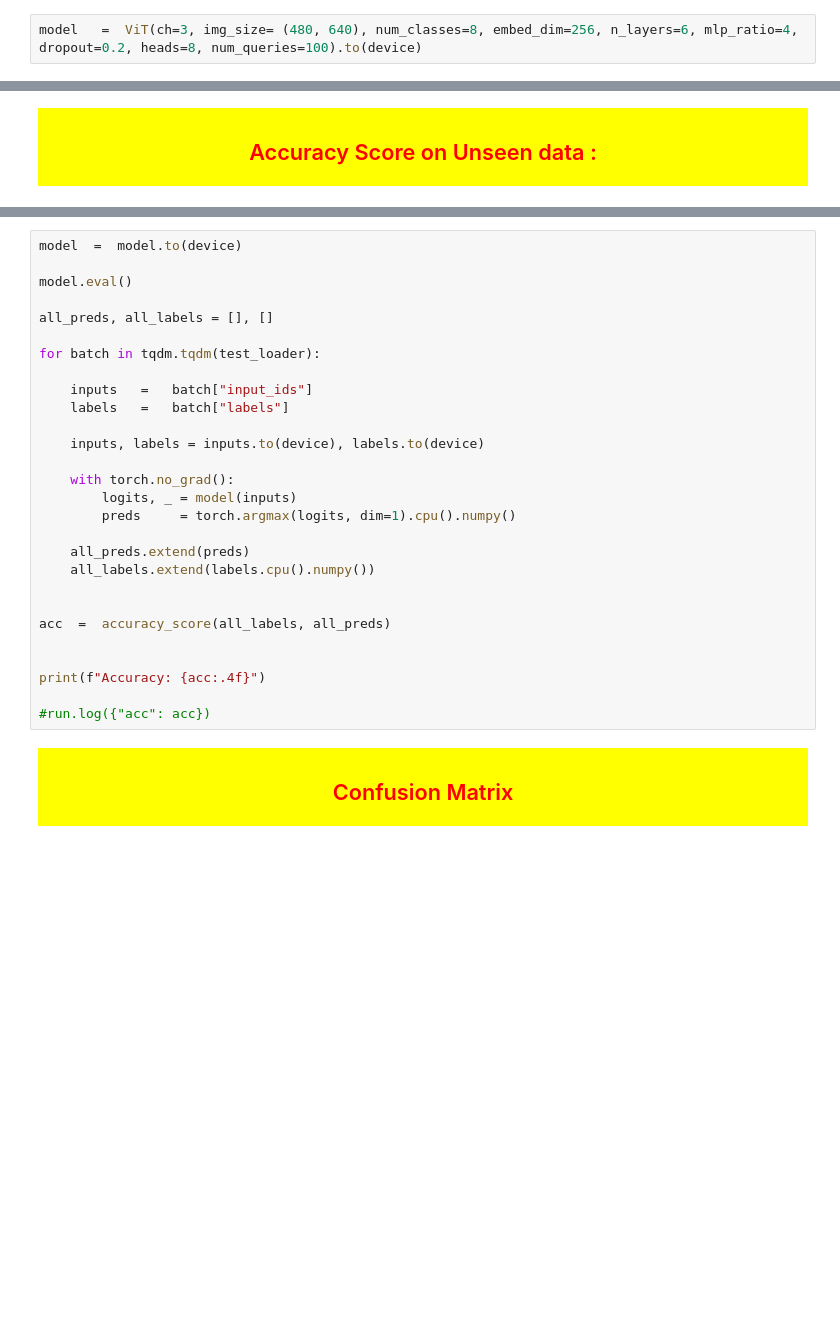
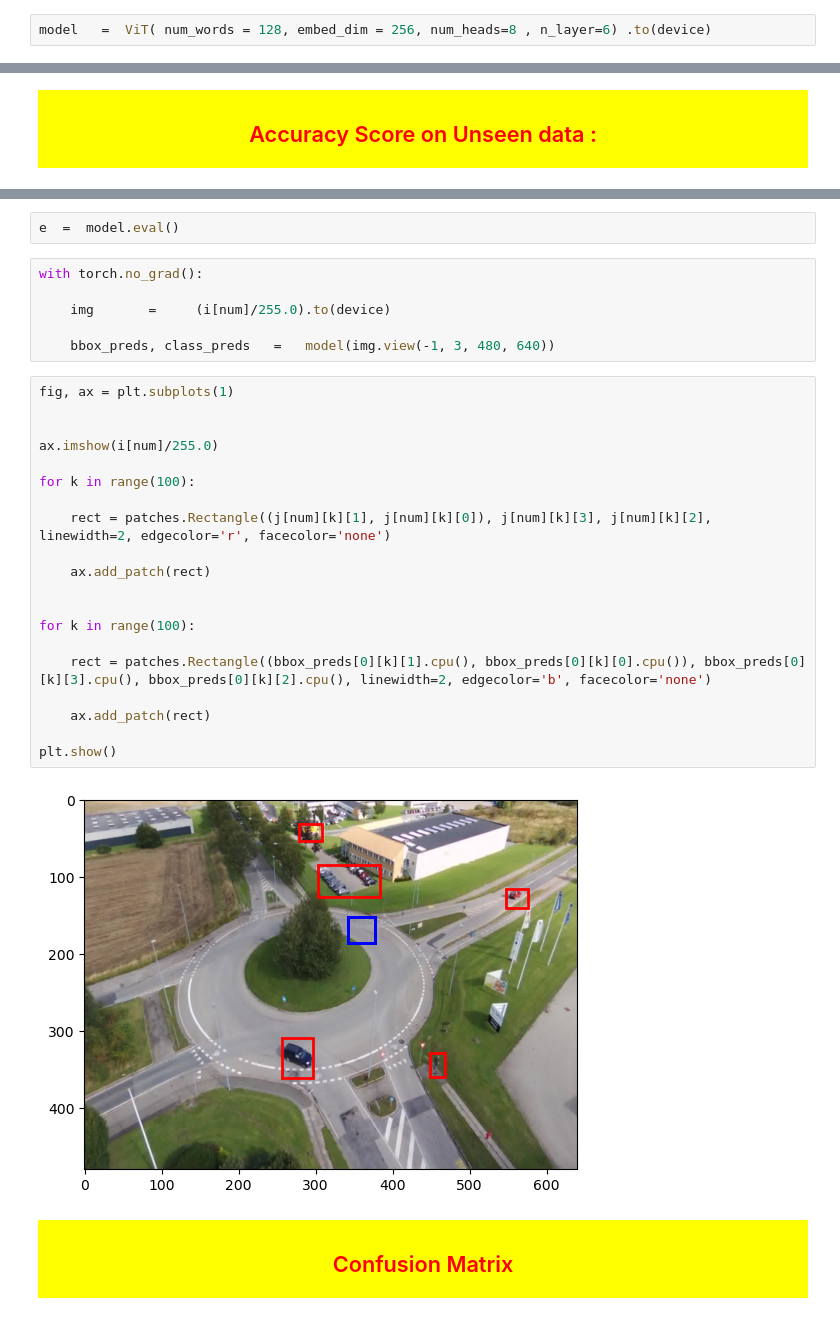
Before and after one commit to turgay-yildiz/DI-725-Transformers-and-Attention-Based-Deep-Networks-, a Jupyter notebook: Assignment_2/DI_725_Assignment_2__2697258.ipynb, the cells around one changed output, grey strips where cells are left out. Drawn from its saved outputs; the diff is of its cells as text; blank space fills up the shorter version.

```diff
--- a/Assignment_2/DI_725_Assignment_2__2697258.ipynb
+++ b/Assignment_2/DI_725_Assignment_2__2697258.ipynb
@@ -684,5 +927,5 @@ device(type='cuda')
 # %%
-model   =  ViT(ch=3, img_size= (480, 640), num_classes=8, embed_dim=256, n_layers=6, mlp_ratio=4, dropout=0.2, heads=8, num_queries=100).to(device)
+model   =  ViT( num_words = 128, embed_dim = 256, num_heads=8 , n_layer=6) .to(device)
 # %%
 num_params = sum(p.numel() for p in model.parameters() if p.requires_grad)
 
@@ -994,31 +1265,33 @@ train(num_epochs=20, patience=5, counter=0, learning_rate=0.0001, best_loss=best
+# %%
+e  =  model.eval()
 # %%
-model  =  model.to(device)
+with torch.no_grad():
 
-model.eval()
+    img       =     (i[num]/255.0).to(device)
 
-all_preds, all_labels = [], []
-
-for batch in tqdm.tqdm(test_loader):
-
-    inputs   =   batch["input_ids"]
-    labels   =   batch["labels"]
-
-    inputs, labels = inputs.to(device), labels.to(device)
-
-    with torch.no_grad():
-        logits, _ = model(inputs)
-        preds     = torch.argmax(logits, dim=1).cpu().numpy()
-
-    all_preds.extend(preds)
-    all_labels.extend(labels.cpu().numpy())
-
-
-acc  =  accuracy_score(all_labels, all_preds)
-
-
-print(f"Accuracy: {acc:.4f}")
-
-#run.log({"acc": acc})
+    bbox_preds, class_preds   =   model(img.view(-1, 3, 480, 640))
+# %%
+fig, ax = plt.subplots(1)
+
+
+ax.imshow(i[num]/255.0)
+
+for k in range(100):
+
+    rect = patches.Rectangle((j[num][k][1], j[num][k][0]), j[num][k][3], j[num][k][2], linewidth=2, edgecolor='r', facecolor='none')
+
+    ax.add_patch(rect)
+
+
+for k in range(100):
+
+    rect = patches.Rectangle((bbox_preds[0][k][1].cpu(), bbox_preds[0][k][0].cpu()), bbox_preds[0][k][3].cpu(), bbox_preds[0][k][2].cpu(), linewidth=2, edgecolor='b', facecolor='none')
+
+    ax.add_patch(rect)
+
+plt.show()
+# %% [output]
+[figure, added]
 # %% [markdown]
 <div span style="background-color:yellow;    color:red;      text-align:center;    padding:5px;">
 <h2>  Confusion Matrix</h2>
```
Also changed, not shown: parts of 51 cells of this notebook.
